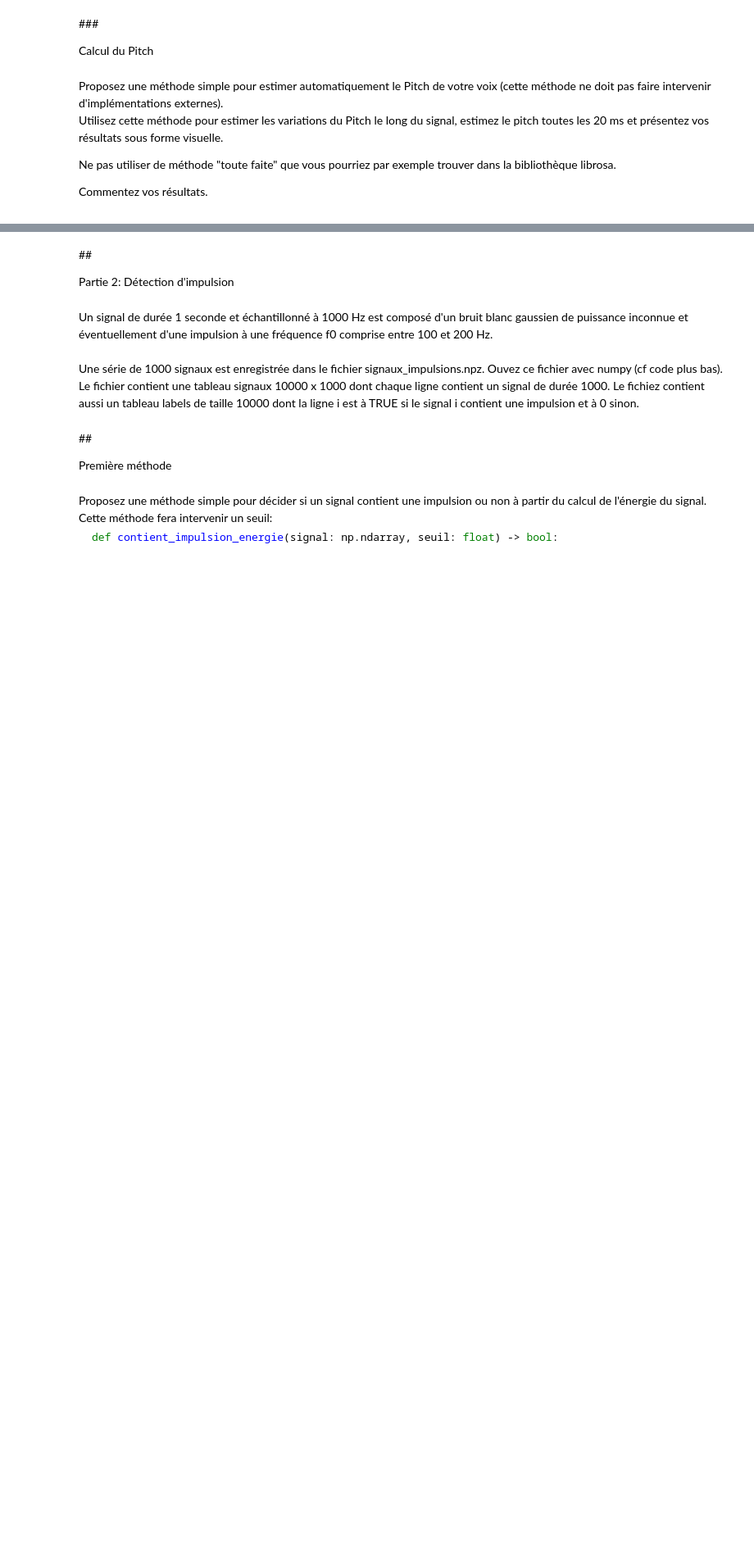
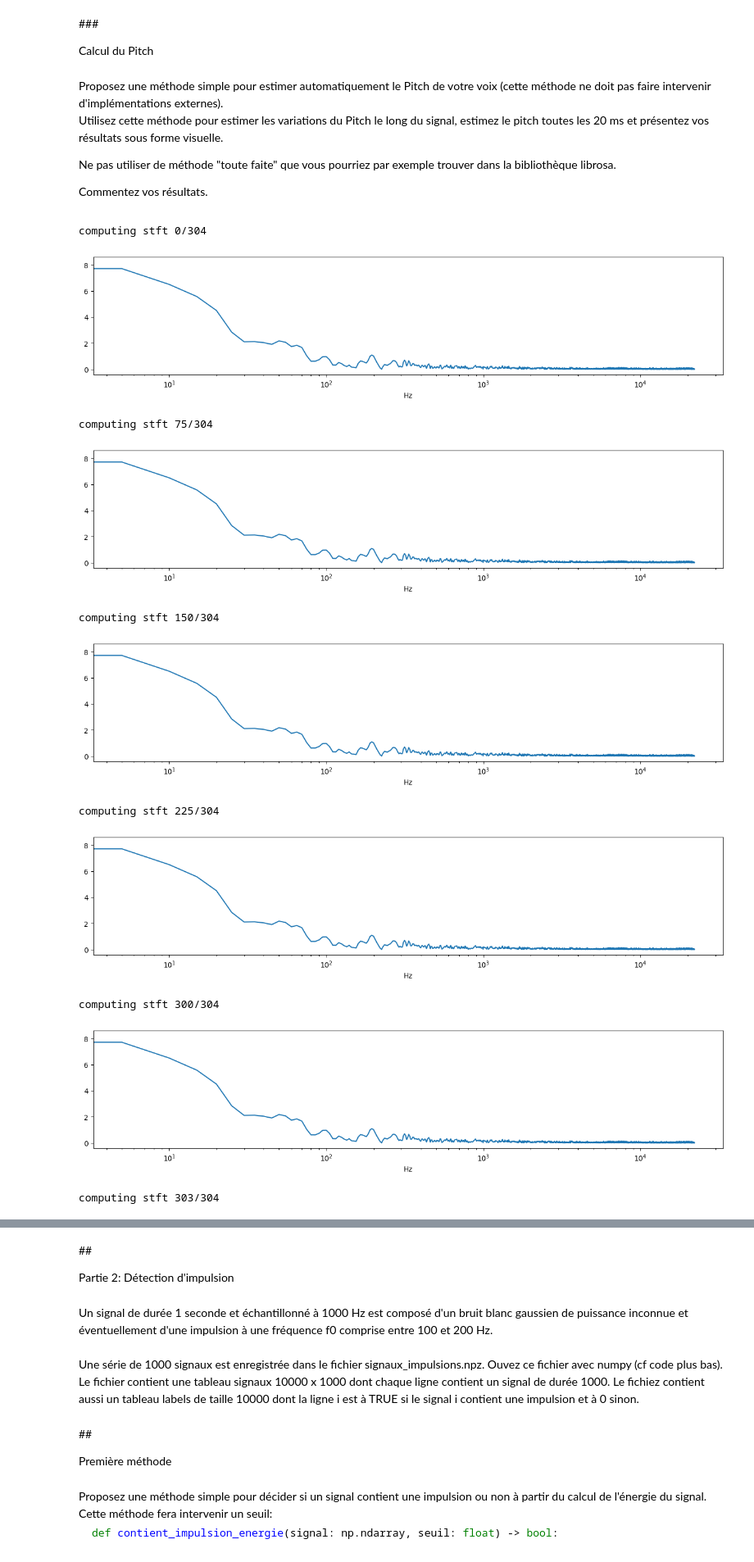
Before and after one commit to BenjaminDeporte/MVA, a Jupyter notebook: DLTS/Deporte_dlts-tp1.ipynb, the cells around one changed output, grey strips where cells are left out. Shown at 82% size. Saved outputs shown, nothing was run; the diff lists cells and outputs as text; code cells hidden in the pictures; blank space fills up the shorter version.

```diff
--- a/DLTS/Deporte_dlts-tp1.ipynb
+++ b/DLTS/Deporte_dlts-tp1.ipynb
@@ -211,3 +358,75 @@ Ne pas utiliser de méthode "toute faite" que vous pourriez par exemple trouver
 
 Commentez vos résultats.
     </div>
+# %%
+# delta_t_pitch is the interval between measure of the pitch : here it is 20 ms
+delta_t_pitch = 20 # ms
+
+# the pitch will be estimated by computing a STFT between t_picth and t_pitch + window_time
+# t_pitch varies between 0 and T_max - window_time
+window_time = 200 # looks the best based on the plots above
+
+# we then assume that the STFTs are periodic of a base period corresponding to the pitch - we compute that value
+
+duration = wavdata.shape[-1] / fe   # compute duration of the signal
+t_max = duration - window_time / 1000
+list_t_pitch = [ i * delta_t_pitch for i in range(int(t_max*1000/delta_t_pitch)) ] # start times for STFT calculations (in ms)
+
+# array to store stft at t_picth
+window_length = window_time / 1000 * fe     # number of samples per window
+
+# max frequency to display
+f_max = 22050        # cutoff frequency for display
+window_length = window_time / 1000 * fe
+id_f_max = int(f_max / fe * window_length)+1   # max frequency index for the arrays
+stft_of_interest = np.zeros(shape=(len(list_t_pitch), id_f_max))
+
+# get STFT parameters
+
+# fe = 44100                                  # sampling frequency of the WAV sample
+window_length = window_time / 1000 * fe     # number of samples per window
+
+abs_x = np.arange(0,fe/2, fe/window_length)
+
+for i,t_pitch in enumerate(list_t_pitch):
+
+    # give some news
+    print(f'computing stft {i}/{len(list_t_pitch)}', end='\r')
+
+    # get window for computation
+    n_start = int(t_pitch / 1000 * fe)
+    n_stop = int(n_start + window_time / 1000 * fe)
+    # print(n_start, n_stop)
+    x = wavdata[n_start:n_stop]
+
+    f,t,Zxx = stft(
+        wavdata,                                    # the signal
+        fs = fe,                                    # sampling frequency used
+        nperseg = window_length,                    # number of samples per segment/window
+        # nfft =
+        noverlap = window_length * overlap_ratio,   # overlap between window : standard 50%
+        window = 'hamming'
+    )
+
+    stftoi = np.abs(Zxx)[:id_f_max,0] # we keep only the first window between t_pitch and t_pitch + window_time, up to the frequency f_max
+    stft_of_interest[i] = stftoi
+
+    if i%75 == 0:
+        fig,ax = plt.subplots(figsize=(16,3))
+        ax.plot(abs_x,stftoi[:len(abs_x)])
+        # ax.set_yscale('log')
+        ax.set_xscale('log')
+        ax.set_xlabel('Hz')
+        plt.show()
+# %% [output]
+computing stft 0/304
+[figure, added]
+computing stft 75/304
+[figure, added]
+computing stft 150/304
+[figure, added]
+computing stft 225/304
+[figure, added]
+computing stft 300/304
+[figure, added]
+computing stft 303/304
```
Also changed, not shown: parts of 9 cells of this notebook.
